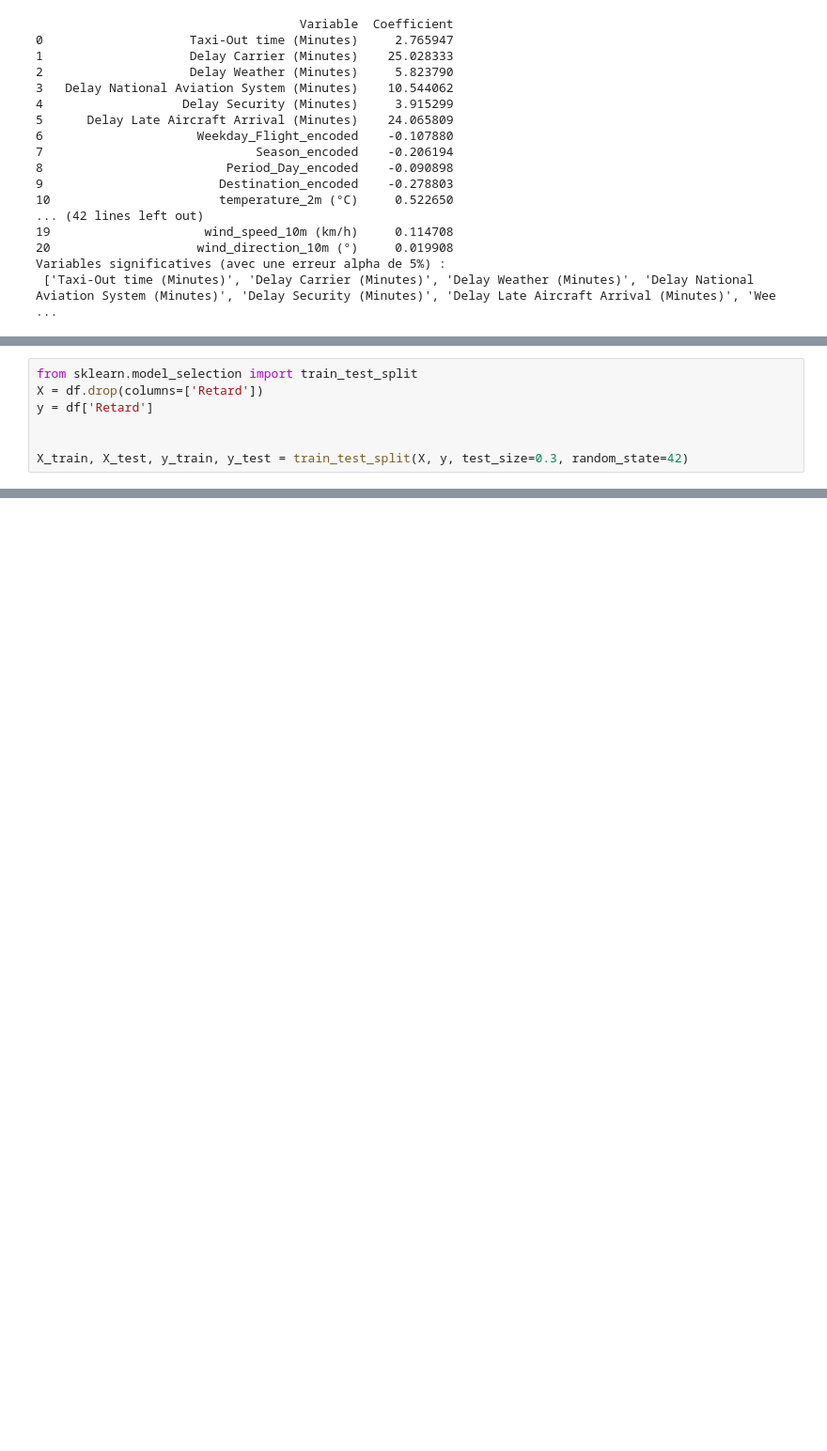
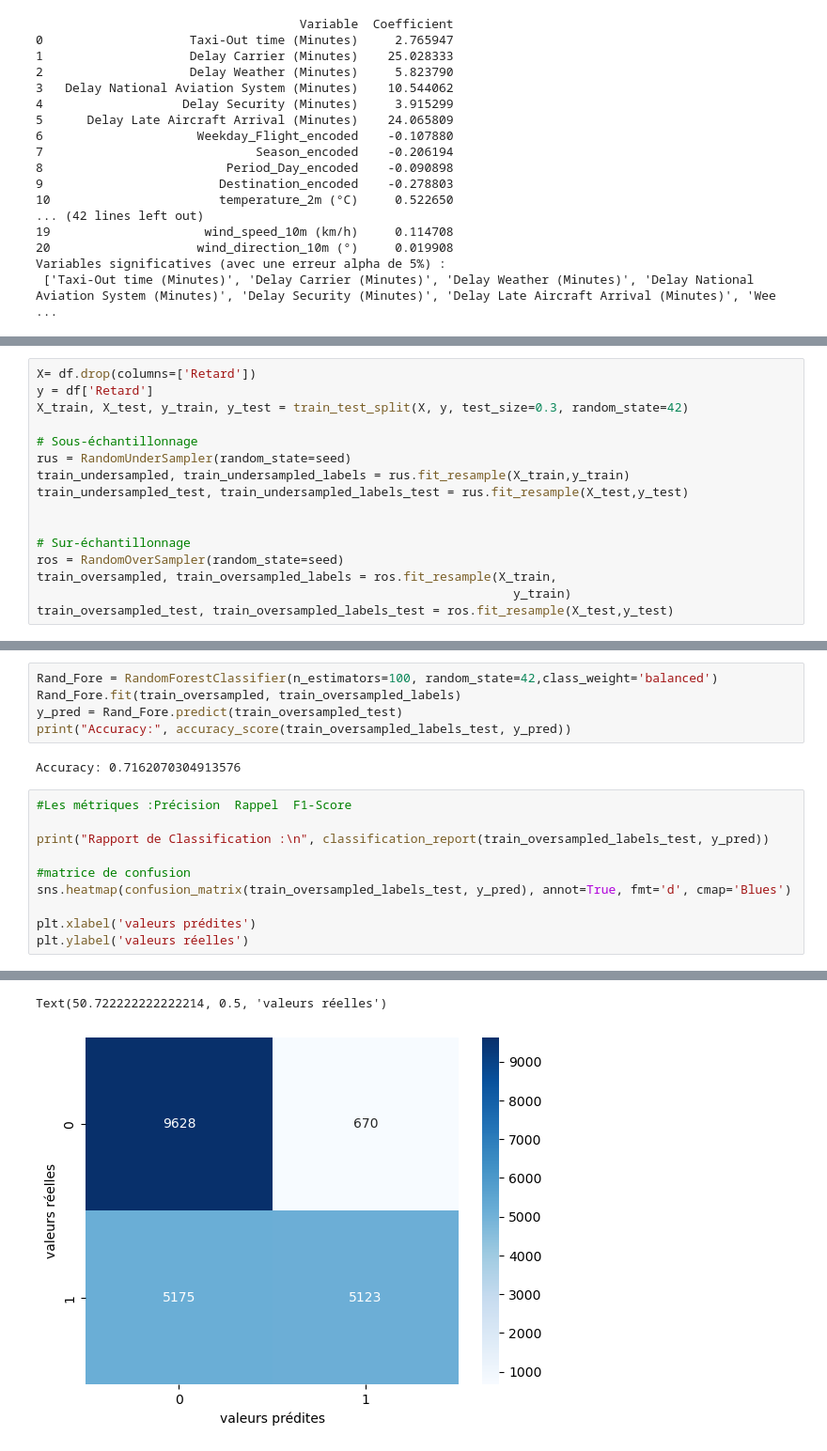
Before and after one commit to OUALYoss/Projet_Python-pour-la-data-science, a Jupyter notebook: Modélisation.ipynb, the cells around one changed output, grey strips where cells are left out. Shown at 94% size. Drawn from its saved outputs; the diff is of its cells as text; blank space fills up the shorter version.

```diff
--- a/Modélisation.ipynb
+++ b/Modélisation.ipynb
@@ -275,7 +420,16 @@ print_results(clf)
 # %%
-from sklearn.model_selection import train_test_split
-X = df.drop(columns=['Retard'])
+X= df.drop(columns=['Retard'])
 y = df['Retard']
+X_train, X_test, y_train, y_test = train_test_split(X, y, test_size=0.3, random_state=42)
+
+# Sous-échantillonnage
+rus = RandomUnderSampler(random_state=seed)
+train_undersampled, train_undersampled_labels = rus.fit_resample(X_train,y_train)
+train_undersampled_test, train_undersampled_labels_test = rus.fit_resample(X_test,y_test)
 
 
-X_train, X_test, y_train, y_test = train_test_split(X, y, test_size=0.3, random_state=42)
+# Sur-échantillonnage
+ros = RandomOverSampler(random_state=seed)
+train_oversampled, train_oversampled_labels = ros.fit_resample(X_train,
+                                                                 y_train)
+train_oversampled_test, train_oversampled_labels_test = ros.fit_resample(X_test,y_test)
@@ -305,0 +440,18 @@ Text(50.722222222222214, 0.5, 'Actual')
+# %%
+Rand_Fore = RandomForestClassifier(n_estimators=100, random_state=42,class_weight='balanced')
+Rand_Fore.fit(train_oversampled, train_oversampled_labels)
+y_pred = Rand_Fore.predict(train_oversampled_test)
+print("Accuracy:", accuracy_score(train_oversampled_labels_test, y_pred))
+# %% [output]
+Accuracy: 0.7162070304913576
+# %%
+#Les métriques :Précision  Rappel  F1-Score
+
+print("Rapport de Classification :\n", classification_report(train_oversampled_labels_test, y_pred))
+
+#matrice de confusion
+sns.heatmap(confusion_matrix(train_oversampled_labels_test, y_pred), annot=True, fmt='d', cmap='Blues')
+
+plt.xlabel('valeurs prédites')
+plt.ylabel('valeurs réelles')
+# %% [output]
@@ -306 +467,3 @@ Text(50.722222222222214, 0.5, 'Actual')
+Text(50.722222222222214, 0.5, 'valeurs réelles')
+[figure, added]
 # %%
```
Also changed, not shown: parts of 24 cells of this notebook, 1 other file.
